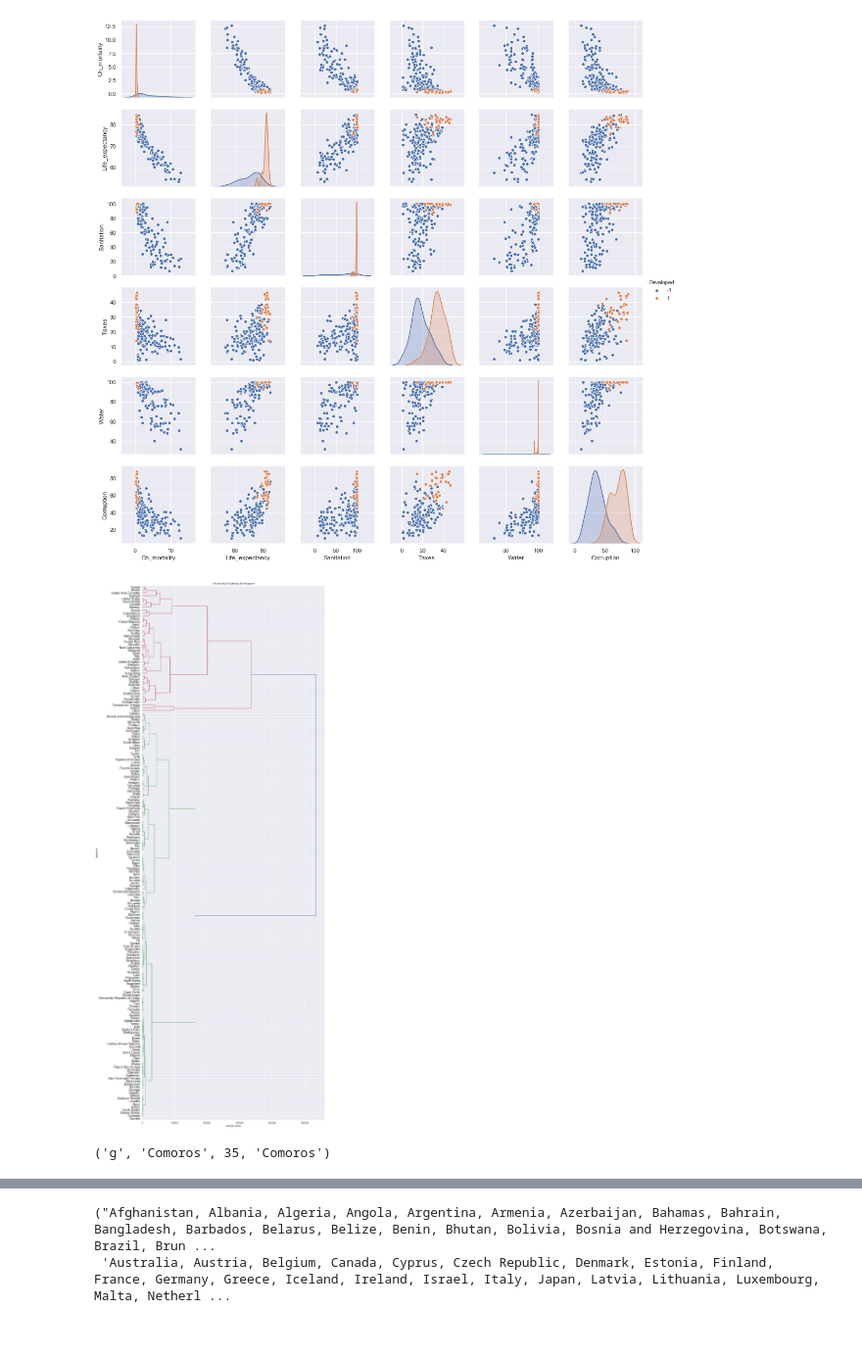
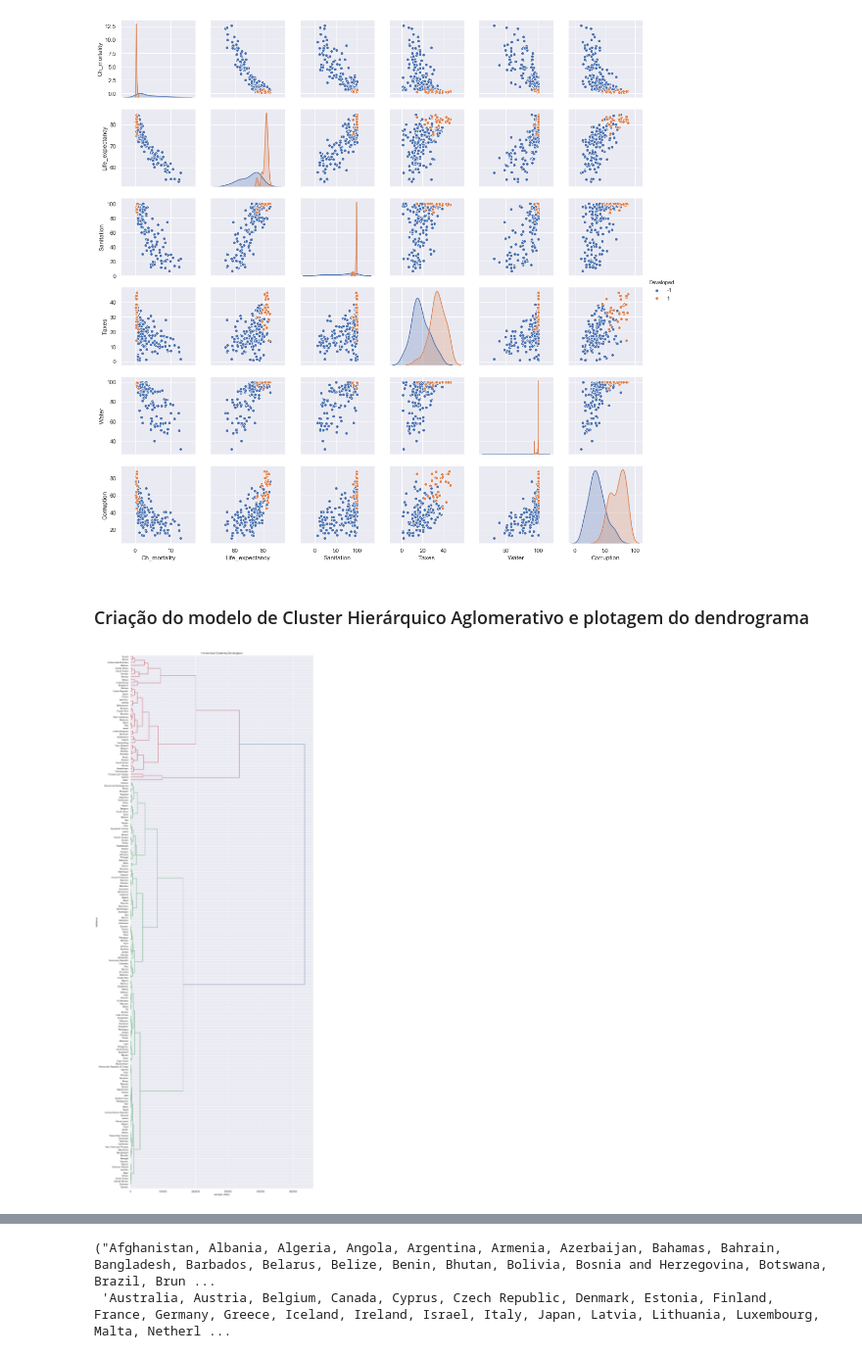
Before and after one commit to marcelomarqs/devfacts, a Jupyter notebook: devfacts.ipynb, the cells around one changed output, grey strips where cells are left out. Shown at 98% size. Drawn from its saved outputs; the diff is of its cells as text; code cells hidden in the pictures.

```diff
--- a/devfacts.ipynb
+++ b/devfacts.ipynb
@@ -127,27 +188,22 @@ sns.pairplot(dataset, vars = ["Ch_mortality", "Life_expectancy", "Sanitation", "
 # %% [output]
 <seaborn.axisgrid.PairGrid at 0x...>
 [figure]
+# %% [markdown]
+### Criação do modelo de Cluster Hierárquico Aglomerativo e plotagem do dendrograma
 # %%
 from scipy.cluster.hierarchy import dendrogram, linkage, leaves_list
 
 Z = linkage(devfacts2.to_numpy() , 'ward')
 plt.figure(figsize=(15, 45))
 plt.title('Hierarchical Clustering Dendrogram')
 plt.xlabel('sample index')
 plt.ylabel('distance')
 R = dendrogram(
     Z,
-    leaf_font_size=14.,  # font size for the x axis labels
+    leaf_font_size=10.,  # font size for the x axis labels
     orientation='right',
     labels=devfacts2.index.to_list())
 plt.savefig('devfacts_dendrogram.png',bbox_inches='tight',pad_inches=0.5)
 plt.show()
 # %% [output]
-[figure, old version]
+[figure, new version]
-# %%
-cl = R['color_list']
-l = R['ivl']
-id = leaves_list(Z)
-cl[1], l[1], id[1], devfacts2.index[35]
-# %% [output]
-('g', 'Comoros', 35, 'Comoros')
```
Also changed, not shown: parts of 21 cells of this notebook.
